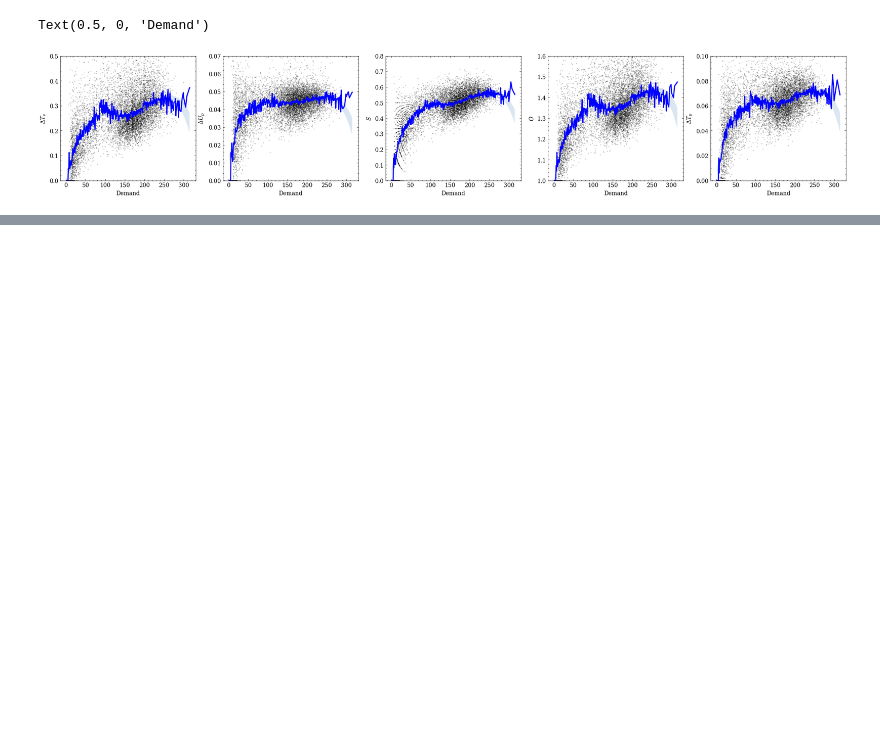
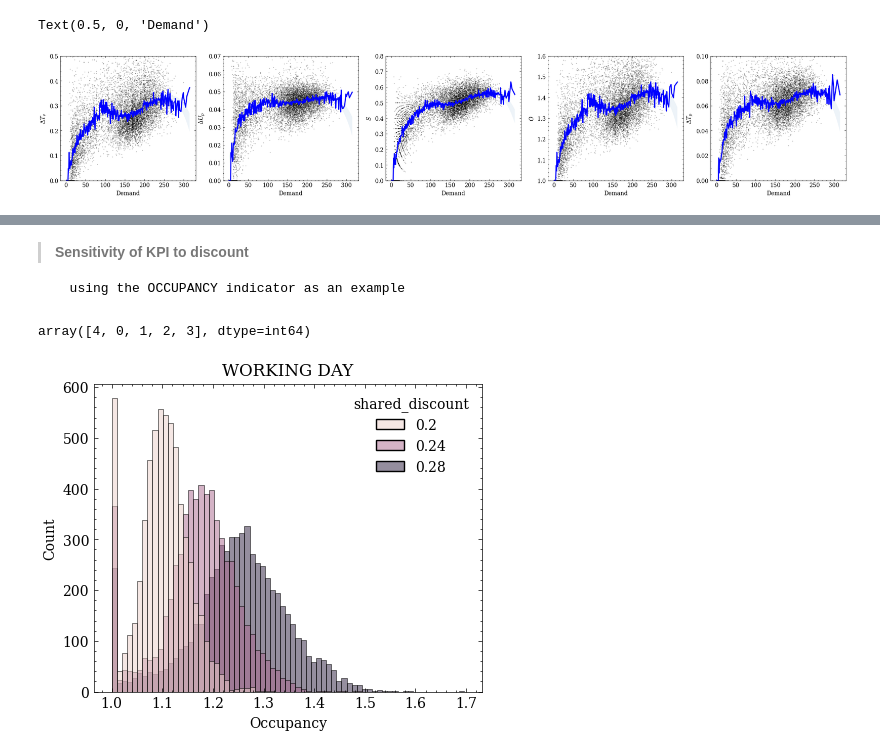
Before and after one commit to OlhaShulikaUJ/ExMAS-plotting, a Jupyter notebook: NYC KPI DA.ipynb, the cells around one changed output, grey strips where cells are left out. Cells and saved outputs as stored; diff of their text form; code cells hidden in the pictures; blank space fills up the shorter version.

```diff
--- a/NYC KPI DA.ipynb
+++ b/NYC KPI DA.ipynb
@@ -155,0 +276,5 @@ Text(0.5, 1.0, 'Passenger hours increase')
+# %% [markdown]
+> **Sensitivity of KPI to discount**
+
+
+      using the OCCUPANCY indicator as an example
@@ -155,0 +283,22 @@ Text(0.5, 1.0, 'Passenger hours increase')
+# %%
+df1.to_csv('df.csv')
+df1.Start_time = df1.apply(lambda row: pd.Timestamp(row.Start_time), axis=1) #convert "Start_time" to time type
+# %%
+df1.Start_time = pd.to_datetime(df1.Start_time)
+df1.End_time = pd.to_datetime(df1.End_time)
+# %%
+df1['del_VehHourTrav']=(df1['VehHourTrav_ns']-df1['VehHourTrav'])/df1['VehHourTrav'] #KPI1: vehicle hours reduction
+df1['del_PassUtility']=abs((df1['PassUtility_ns']-df1['PassUtility'])/df1['PassUtility']) #KPI2:travellers utility gains
+df1['Occupancy']=df1['PassHourTrav']/df1['VehHourTrav'] #KPI4:occupancy
+df1['del_PassHourTrav']=abs((df1['PassHourTrav_ns']-df1['PassHourTrav'])/df1['PassHourTrav']) #KPI5:passenger hours increase
+# %%
+df1.Start_time = df1.apply(lambda row: pd.Timestamp(row.Start_time), axis=1)
+# %%
+to_plot = df1[(df1.Start_time.dt.dayofweek.isin([0,1,2,3,4]))]
+fig, ax = plt.subplots(figsize=(5,4))
+ax.set_title('WORKING DAY')
+sns.histplot(data = to_plot, x = 'Occupancy', hue = 'shared_discount',ax = ax)
+to_plot.Start_time.dt.dayofweek.unique()
+# %% [output]
+array([4, 0, 1, 2, 3], dtype=int64)
+[figure, added]
```
Also changed, not shown: parts of 18 cells of this notebook.
